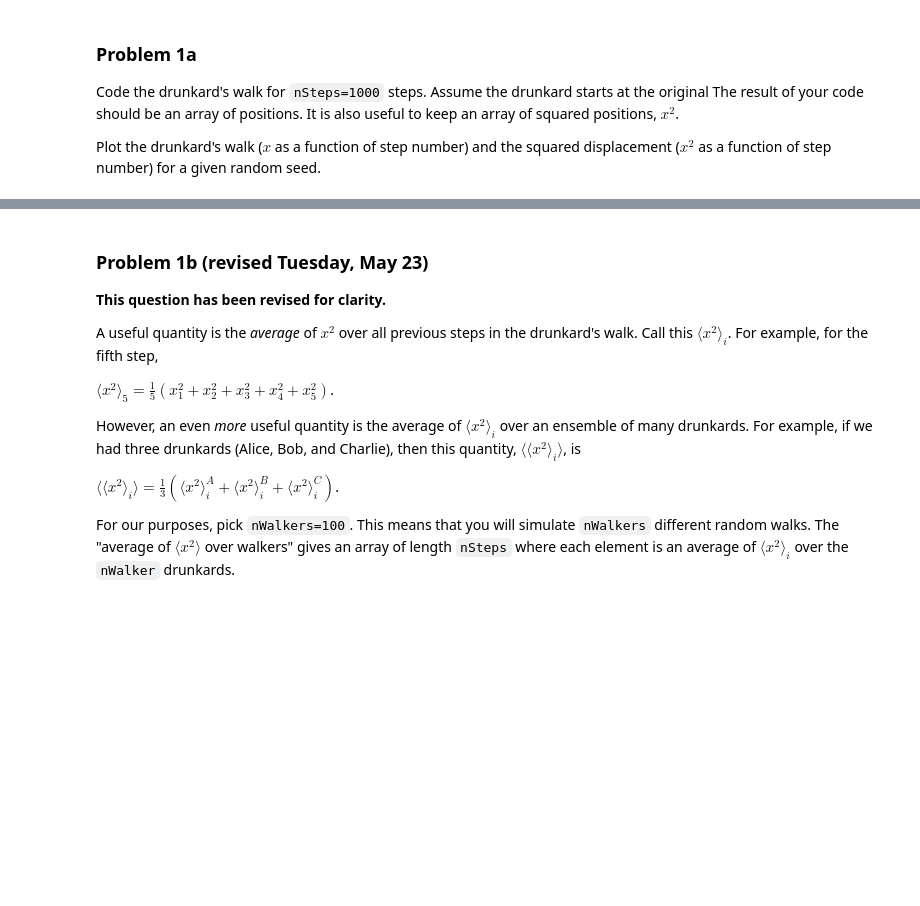
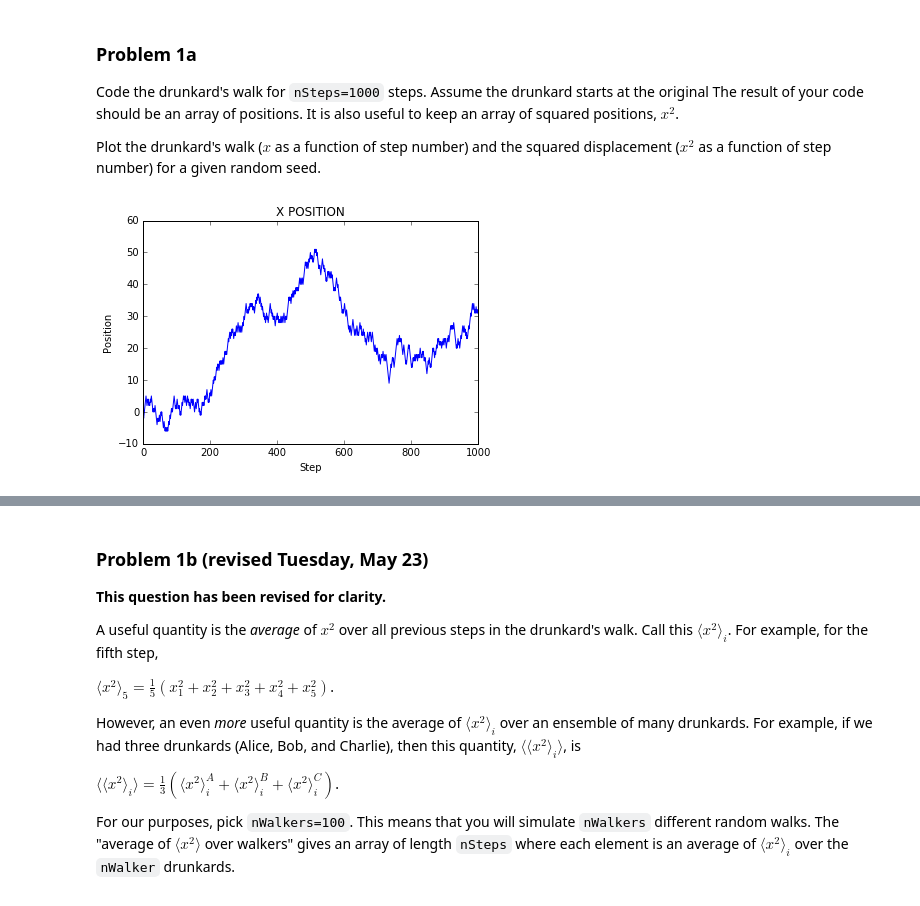
Before and after one commit to whick002/Homework06, a Jupyter notebook: Homework 6.ipynb, the cells around one changed output, grey strips where cells are left out. Saved outputs shown, nothing was run; the diff lists cells and outputs as text; code cells hidden in the pictures; blank space fills up the shorter version.

```diff
--- a/Homework 6.ipynb
+++ b/Homework 6.ipynb
@@ -25,3 +25,45 @@ In this problem, will use Python's `random` library to code the drunkard's walk
 Code the drunkard's walk for `nSteps=1000` steps. Assume the drunkard starts at the original The result of your code should be an array of positions. It is also useful to keep an array of squared positions, $x^2$.
 
 Plot the drunkard's walk ($x$ as a function of step number) and the squared displacement ($x^2$ as a function of step number) for a given random seed.
+# %%
+%matplotlib inline
+import numpy as np
+import matplotlib.pyplot as plt
+
+def drunkards_walk(nSteps):
+    '''returns numpy arrays of x positions and x^2 positions for the canonical drunkard's walk'''
+
+    # CREATE RANDOM BINARY ARRAY THAT DICTATES STEP DIRECTION
+    binary_array=np.random.randint(2,size=nSteps)
+    # INITIATE VARIABLES
+    x_position=0
+    xsqr_position=0
+    x_positions=np.zeros((nSteps))
+    xsqr_positions=np.zeros((nSteps))
+    Steps=np.arange(nSteps)
+
+    # FILL POSITION ARRAYS
+    for i in range(nSteps):
+        if (binary_array[i]==1):
+            x_position+=1
+            xsqr_position+=1
+            x_positions[i]=x_position
+            xsqr_positions[i]=xsqr_position
+        else:
+            x_position-=1
+            xsqr_position+=1
+            x_positions[i]=x_position
+            xsqr_positions[i]=xsqr_position
+
+    return Steps,x_positions,xsqr_positions
+
+step,x,xsqr=drunkards_walk(1000)
+
+plt.plot(step,x)
+plt.xlabel('Step')
+plt.ylabel('Position')
+plt.title('X POSITION')
+
+plt.show()
+# %% [output]
+[figure, added]
```
Also changed, not shown: parts of 11 cells of this notebook.
